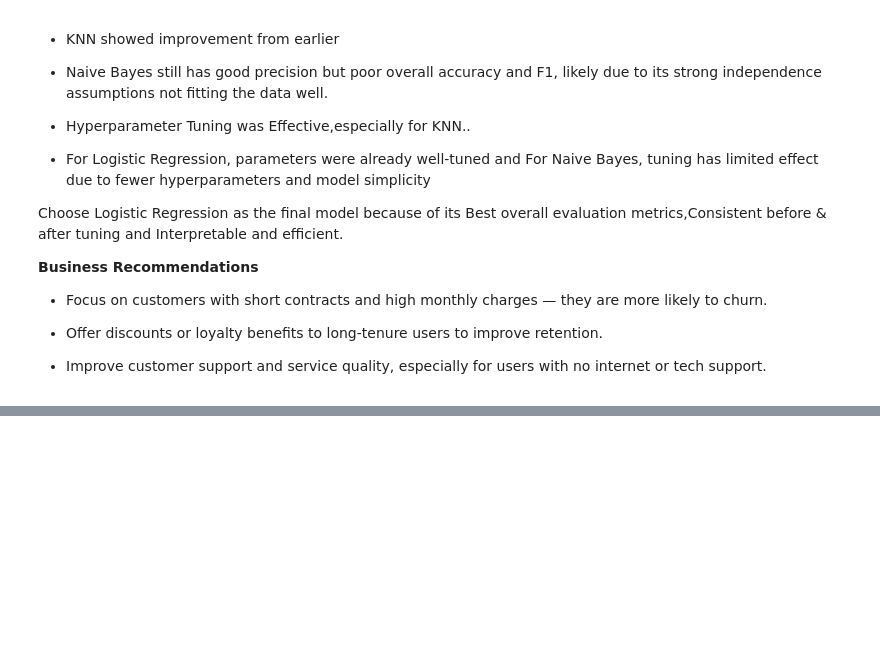
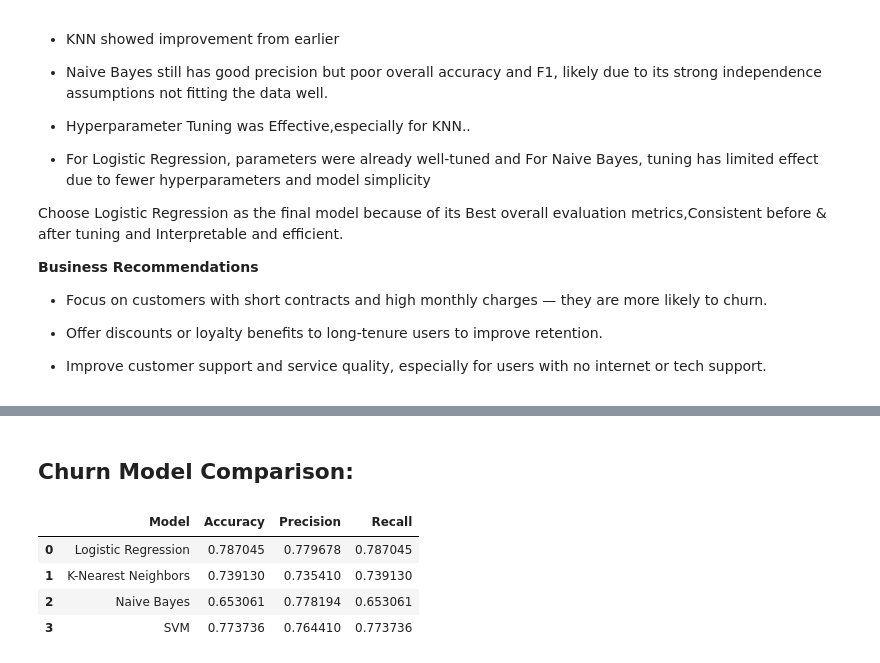
Before and after one commit to Nikhitha-Math/python_assignment, a Jupyter notebook: Customer_Churn_Prediction.ipynb, the cells around one changed output, grey strips where cells are left out. Saved outputs shown, nothing was run; the diff lists cells and outputs as text; code cells hidden in the pictures; blank space fills up the shorter version.

```diff
--- a/Customer_Churn_Prediction.ipynb
+++ b/Customer_Churn_Prediction.ipynb
@@ -428,0 +603,27 @@ Choose Logistic Regression as the final model because of its Best overall evalua
+# %%
+# Import libraries
+from sklearn.svm import SVC
+from sklearn.metrics import accuracy_score, precision_score, recall_score, confusion_matrix
+
+# 1️⃣ Define SVM model
+# You can try different kernels: 'linear', 'rbf', 'poly', 'sigmoid'
+svm_model = SVC(kernel='linear', random_state=42)
+
+# 2️⃣ Train the model
+svm_model.fit(X_train, y_train)
+
+# 3️⃣ Make predictions
+y_pred_svm = svm_model.predict(X_test)
+
+# 4️⃣ Evaluate model
+accuracy_svm = accuracy_score(y_test, y_pred_svm)
+precision_svm = precision_score(y_test, y_pred_svm, average="weighted")
+recall_svm = recall_score(y_test, y_pred_svm, average="weighted")
+confusion_matrix_svm = confusion_matrix(y_test, y_pred_svm)
+
+# 5️⃣ Print results
+print("SVM Model Evaluation for Churn Prediction")
+print("Accuracy:", accuracy_svm)
+print("Precision:", precision_svm)
+print("Recall:", recall_svm)
+print("Confusion Matrix:\n", confusion_matrix_svm)
@@ -428,0 +638,25 @@ Choose Logistic Regression as the final model because of its Best overall evalua
+# %%
+from IPython.display import display, Markdown
+import pandas as pd
+
+display(Markdown("## Churn Model Comparison:"))
+
+model_results = {
+    'Model': ['Logistic Regression', 'K-Nearest Neighbors', 'Naive Bayes', 'SVM'],
+    'Accuracy': [accuracy_logreg, accuracy_knn, accuracy_nb, accuracy_svm],
+    'Precision': [precision_logreg, precision_knn, precision_nb, precision_svm],
+    'Recall': [recall_logreg, recall_knn, recall_nb, recall_svm]
+}
+
+# Create the DataFrame
+df_results = pd.DataFrame(model_results)
+
+# Display the table
+display(df_results)
+# %% [output]
+## Churn Model Comparison:
+|  | Model | Accuracy | Precision | Recall |
+| 0 | Logistic Regression | 0.787045 | 0.779678 | 0.787045 |
+| 1 | K-Nearest Neighbors | 0.739130 | 0.735410 | 0.739130 |
+| 2 | Naive Bayes | 0.653061 | 0.778194 | 0.653061 |
+| 3 | SVM | 0.773736 | 0.764410 | 0.773736 |
```
Also changed, not shown: parts of 18 cells of this notebook.
